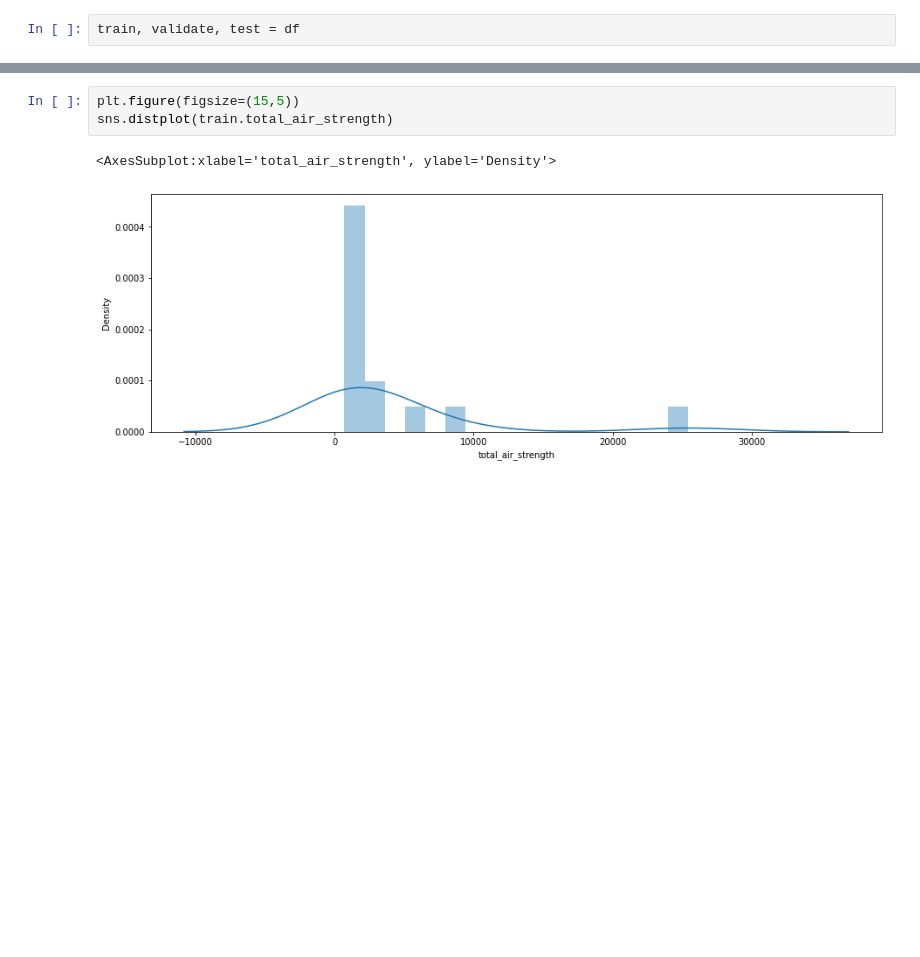
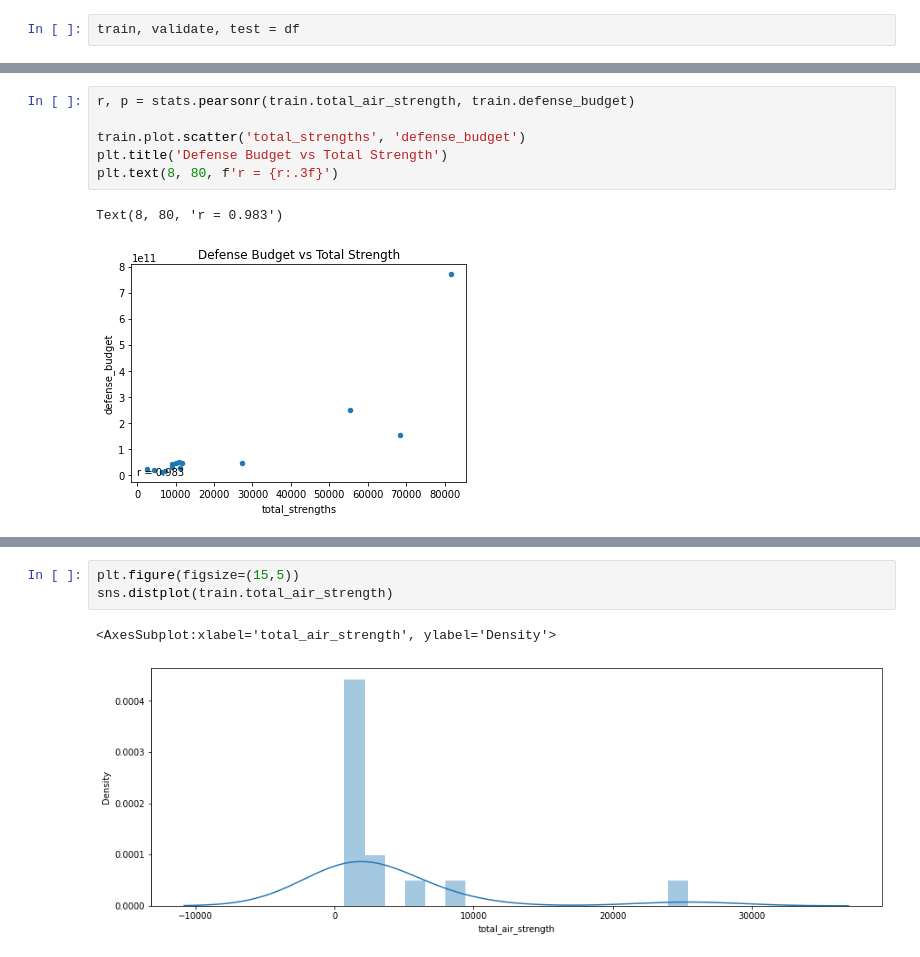
Before and after one commit to raycerna/military-firepower, a Jupyter notebook: explore_model.ipynb, the cells around one changed output, grey strips where cells are left out. Drawn from its saved outputs; the diff is of its cells as text; blank space fills up the shorter version.

```diff
--- a/explore_model.ipynb
+++ b/explore_model.ipynb
@@ -104,0 +105,9 @@ numcols
+# %%
+r, p = stats.pearsonr(train.total_air_strength, train.defense_budget)
+
+train.plot.scatter('total_strengths', 'defense_budget')
+plt.title('Defense Budget vs Total Strength')
+plt.text(8, 80, f'r = {r:.3f}')
+# %% [output]
+Text(8, 80, 'r = 0.983')
+[figure, added]
```
Also changed, not shown: parts of 22 cells of this notebook.
